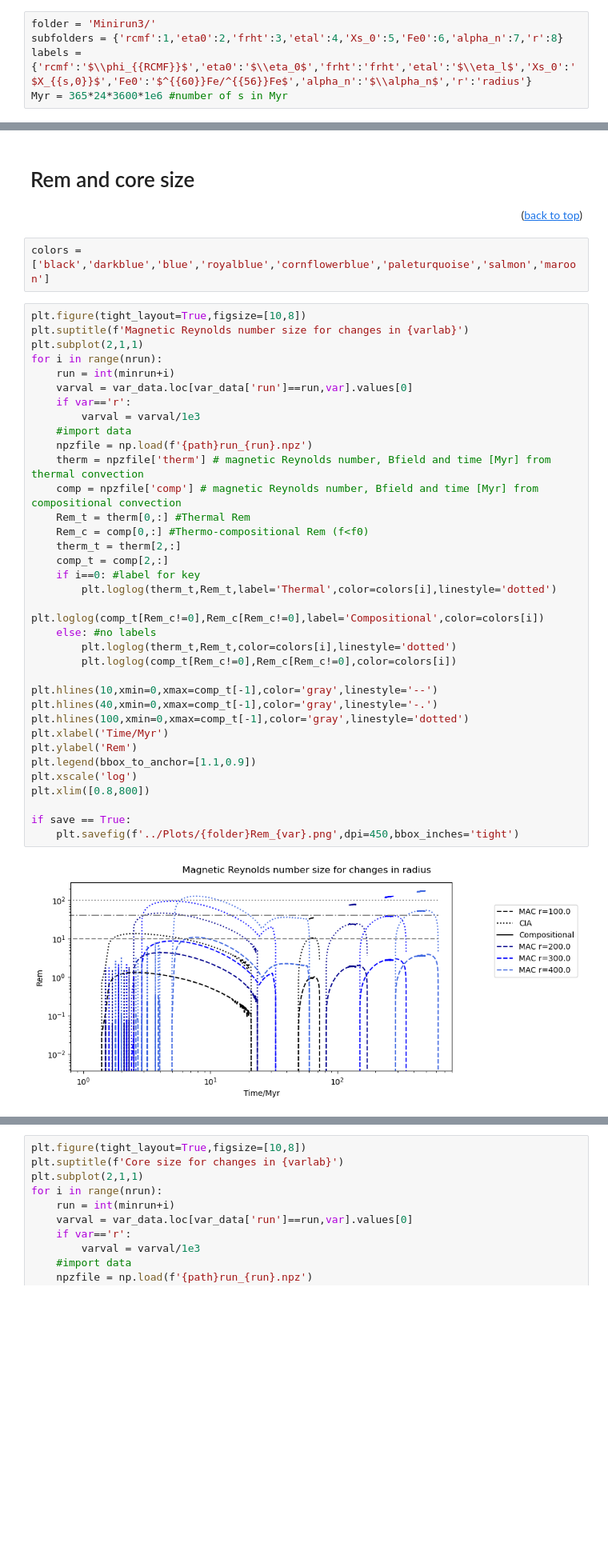
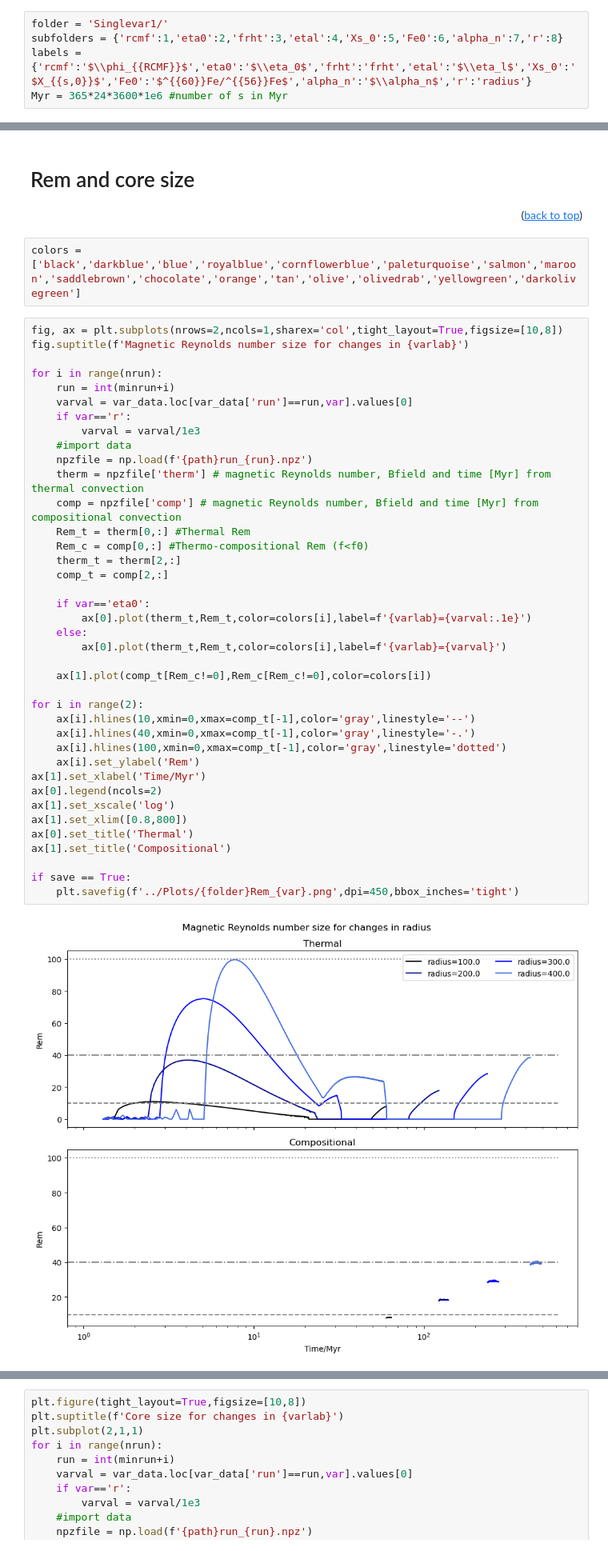
Before and after one commit to Hannah-RS/planetesimal-magnetic-history, a Jupyter notebook: Plotting_scripts/Single_var_comparison.ipynb, the cells around one changed output, grey strips where cells are left out. Shown at 80% size. Saved outputs shown, nothing was run; the diff lists cells and outputs as text; blank space fills up the shorter version.

Commit message:
Added new colours and conditional labelling

```diff
--- a/Plotting_scripts/Single_var_comparison.ipynb
+++ b/Plotting_scripts/Single_var_comparison.ipynb
@@ -24,7 +24,7 @@ import pandas as pd
 # %% [markdown]
 ## Import data
 # %%
-folder = 'Minirun3/'
+folder = 'Singlevar1/'
 subfolders = {'rcmf':1,'eta0':2,'frht':3,'etal':4,'Xs_0':5,'Fe0':6,'alpha_n':7,'r':8}
 labels = {'rcmf':'$\\phi_{{RCMF}}$','eta0':'$\\eta_0$','frht':'frht','etal':'$\\eta_l$','Xs_0':'$X_{{s,0}}$','Fe0':'$^{{60}}Fe/^{{56}}Fe$','alpha_n':'$\\alpha_n$','r':'radius'}
 Myr = 365*24*3600*1e6 #number of s in Myr
@@ -197,41 +199,45 @@ if save == True:
 # Rem and core size <a class="anchor" id="Rt"></a>
 <p align="right">(<a href="#top">back to top</a>)</p>
 # %%
-colors = ['black','darkblue','blue','royalblue','cornflowerblue','paleturquoise','salmon','maroon']
+colors = ['black','darkblue','blue','royalblue','cornflowerblue','paleturquoise','salmon','maroon','saddlebrown','chocolate','orange','tan','olive','olivedrab','yellowgreen','darkolivegreen']
 # %%
-plt.figure(tight_layout=True,figsize=[10,8])
-plt.suptitle(f'Magnetic Reynolds number size for changes in {varlab}')
-plt.subplot(2,1,1)
+fig, ax = plt.subplots(nrows=2,ncols=1,sharex='col',tight_layout=True,figsize=[10,8])
+fig.suptitle(f'Magnetic Reynolds number size for changes in {varlab}')
+
 for i in range(nrun):
     run = int(minrun+i)
     varval = var_data.loc[var_data['run']==run,var].values[0]
     if var=='r':
         varval = varval/1e3
     #import data
     npzfile = np.load(f'{path}run_{run}.npz')
     therm = npzfile['therm'] # magnetic Reynolds number, Bfield and time [Myr] from thermal convection
     comp = npzfile['comp'] # magnetic Reynolds number, Bfield and time [Myr] from compositional convection
     Rem_t = therm[0,:] #Thermal Rem
     Rem_c = comp[0,:] #Thermo-compositional Rem (f<f0)
     therm_t = therm[2,:]
     comp_t = comp[2,:]
-    if i==0: #label for key
-        plt.loglog(therm_t,Rem_t,label='Thermal',color=colors[i],linestyle='dotted')
-        plt.loglog(comp_t[Rem_c!=0],Rem_c[Rem_c!=0],label='Compositional',color=colors[i])
-    else: #no labels
-        plt.loglog(therm_t,Rem_t,color=colors[i],linestyle='dotted')
-        plt.loglog(comp_t[Rem_c!=0],Rem_c[Rem_c!=0],color=colors[i])
 
-plt.hlines(10,xmin=0,xmax=comp_t[-1],color='gray',linestyle='--')
-plt.hlines(40,xmin=0,xmax=comp_t[-1],color='gray',linestyle='-.')
-plt.hlines(100,xmin=0,xmax=comp_t[-1],color='gray',linestyle='dotted')
-plt.xlabel('Time/Myr')
-plt.ylabel('Rem')
-plt.legend(bbox_to_anchor=[1.1,0.9])
-plt.xscale('log')
-plt.xlim([0.8,800])
+    if var=='eta0':
+        ax[0].plot(therm_t,Rem_t,color=colors[i],label=f'{varlab}={varval:.1e}')
+    else:
+        ax[0].plot(therm_t,Rem_t,color=colors[i],label=f'{varlab}={varval}')
+
+    ax[1].plot(comp_t[Rem_c!=0],Rem_c[Rem_c!=0],color=colors[i])
+
+for i in range(2):
+    ax[i].hlines(10,xmin=0,xmax=comp_t[-1],color='gray',linestyle='--')
+    ax[i].hlines(40,xmin=0,xmax=comp_t[-1],color='gray',linestyle='-.')
+    ax[i].hlines(100,xmin=0,xmax=comp_t[-1],color='gray',linestyle='dotted')
+    ax[i].set_ylabel('Rem')
+ax[1].set_xlabel('Time/Myr')
+ax[0].legend(ncols=2)
+ax[1].set_xscale('log')
+ax[1].set_xlim([0.8,800])
+ax[0].set_title('Thermal')
+ax[1].set_title('Compositional')
 
 if save == True:
     plt.savefig(f'../Plots/{folder}Rem_{var}.png',dpi=450,bbox_inches='tight')
 # %% [output]
-[figure, old version]
+[figure, new version]
```
Also changed, not shown: parts of 5 cells of this notebook.
